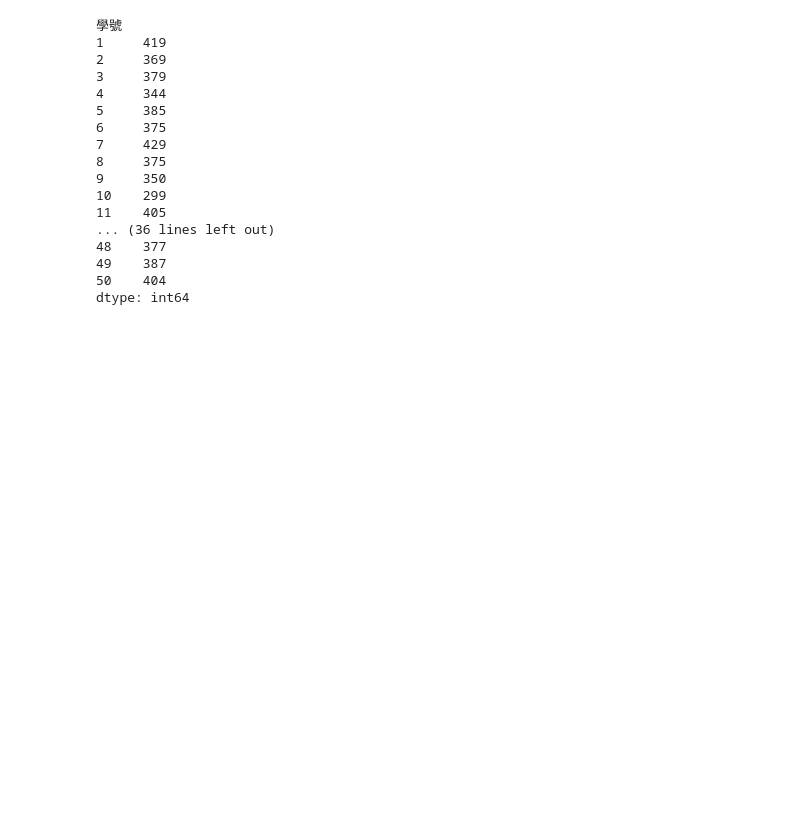
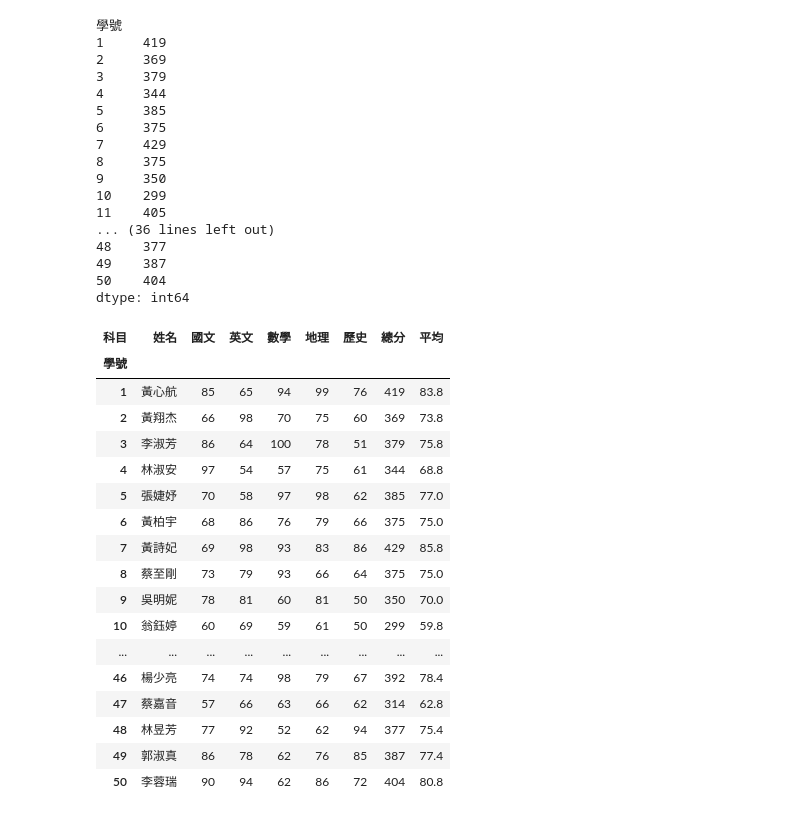
Before and after one commit to Ye-Yu-Xi/_2024_06_04_, a Jupyter notebook: lesson16_6.ipynb, the cells around one changed output. Saved outputs shown, nothing was run; the diff lists cells and outputs as text; code cells hidden in the pictures; blank space fills up the shorter version.

```diff
--- a/lesson16_6.ipynb
+++ b/lesson16_6.ipynb
@@ -152,3 +152,26 @@ sum_series
 49    387
 50    404
 dtype: int64
+# %%
+students_df['總分']= sum_series         #新增"總分"的欄位,value值是上個區塊算出來的
+students_df['平均']= sum_series / 5.0   #新增"平均"的欄位,value值是 / 5.0 算出來的
+students_df
+# %% [output]
+| 科目 | 姓名 | 國文 | 英文 | 數學 | 地理 | 歷史 | 總分 | 平均 |
+| 學號 |  |  |  |  |  |  |  |  |
+| 1 | 黃心航 | 85 | 65 | 94 | 99 | 76 | 419 | 83.8 |
+| 2 | 黃翔杰 | 66 | 98 | 70 | 75 | 60 | 369 | 73.8 |
+| 3 | 李淑芳 | 86 | 64 | 100 | 78 | 51 | 379 | 75.8 |
+| 4 | 林淑安 | 97 | 54 | 57 | 75 | 61 | 344 | 68.8 |
+| 5 | 張婕妤 | 70 | 58 | 97 | 98 | 62 | 385 | 77.0 |
+| 6 | 黃柏宇 | 68 | 86 | 76 | 79 | 66 | 375 | 75.0 |
+| 7 | 黃詩妃 | 69 | 98 | 93 | 83 | 86 | 429 | 85.8 |
+| 8 | 蔡至剛 | 73 | 79 | 93 | 66 | 64 | 375 | 75.0 |
+| 9 | 吳明妮 | 78 | 81 | 60 | 81 | 50 | 350 | 70.0 |
+| 10 | 翁鈺婷 | 60 | 69 | 59 | 61 | 50 | 299 | 59.8 |
+| ... | ... | ... | ... | ... | ... | ... | ... | ... |
+| 46 | 楊少亮 | 74 | 74 | 98 | 79 | 67 | 392 | 78.4 |
+| 47 | 蔡嘉音 | 57 | 66 | 63 | 66 | 62 | 314 | 62.8 |
+| 48 | 林昱芳 | 77 | 92 | 52 | 62 | 94 | 377 | 75.4 |
+| 49 | 郭淑真 | 86 | 78 | 62 | 76 | 85 | 387 | 77.4 |
+| 50 | 李蓉瑞 | 90 | 94 | 62 | 86 | 72 | 404 | 80.8 |
```
Also changed, not shown: parts of 1 cell of this notebook.
